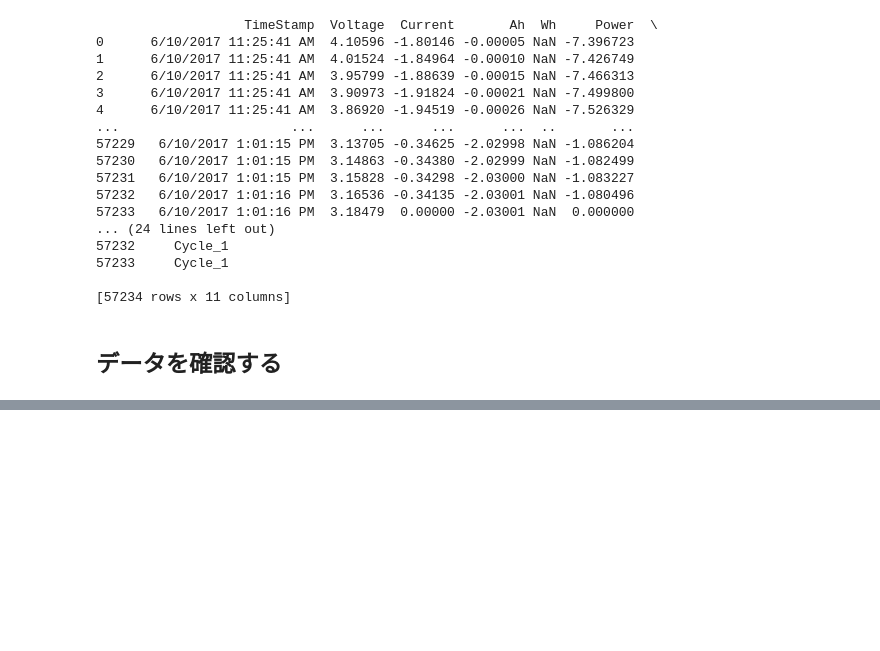
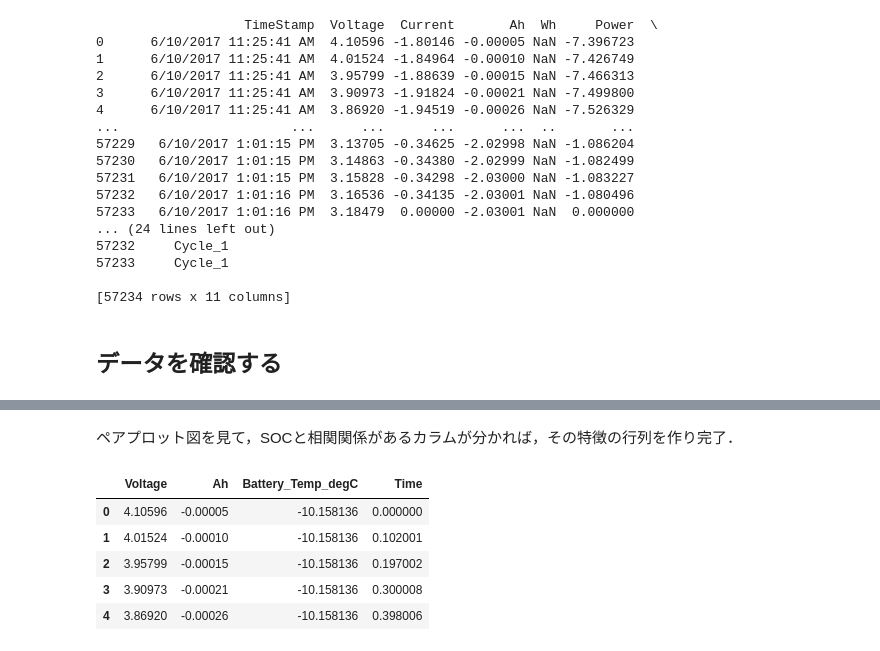
Before and after one commit to takatoshiinaoka/google_colaboratory, a Jupyter notebook: ゼロから始める機械学習1.ipynb, the cells around one changed output, grey strips where cells are left out. Drawn from its saved outputs; the diff is of its cells as text; code cells hidden in the pictures; blank space fills up the shorter version.

```diff
--- a/ゼロから始める機械学習1.ipynb
+++ b/ゼロから始める機械学習1.ipynb
@@ -66,0 +78,13 @@ df.head()
+# %% [markdown]
+ペアプロット図を見て，SOCと相関関係があるカラムが分かれば，その特徴の行列を作り完了．
+# %%
+select_cols = ["Voltage", "Ah", "Battery_Temp_degC", "Time"] #相関関係のあるカラムを選択
+df_new = df.loc[:,select_cols] #行列を作成
+df_new.head()
+# %% [output]
+|  | Voltage | Ah | Battery_Temp_degC | Time |
+| 0 | 4.10596 | -0.00005 | -10.158136 | 0.000000 |
+| 1 | 4.01524 | -0.00010 | -10.158136 | 0.102001 |
+| 2 | 3.95799 | -0.00015 | -10.158136 | 0.197002 |
+| 3 | 3.90973 | -0.00021 | -10.158136 | 0.300008 |
+| 4 | 3.86920 | -0.00026 | -10.158136 | 0.398006 |
```
Also changed, not shown: parts of 14 cells of this notebook.
